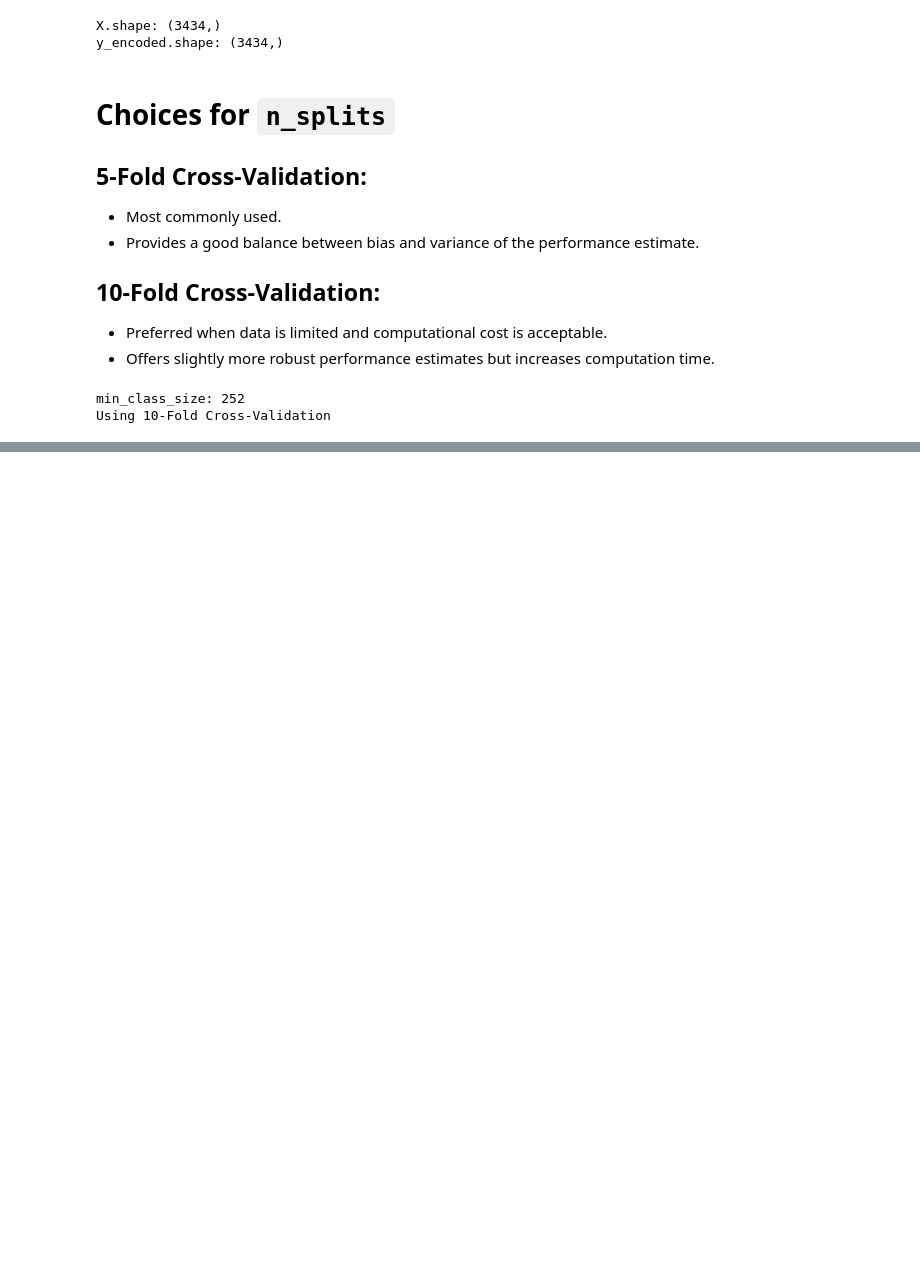
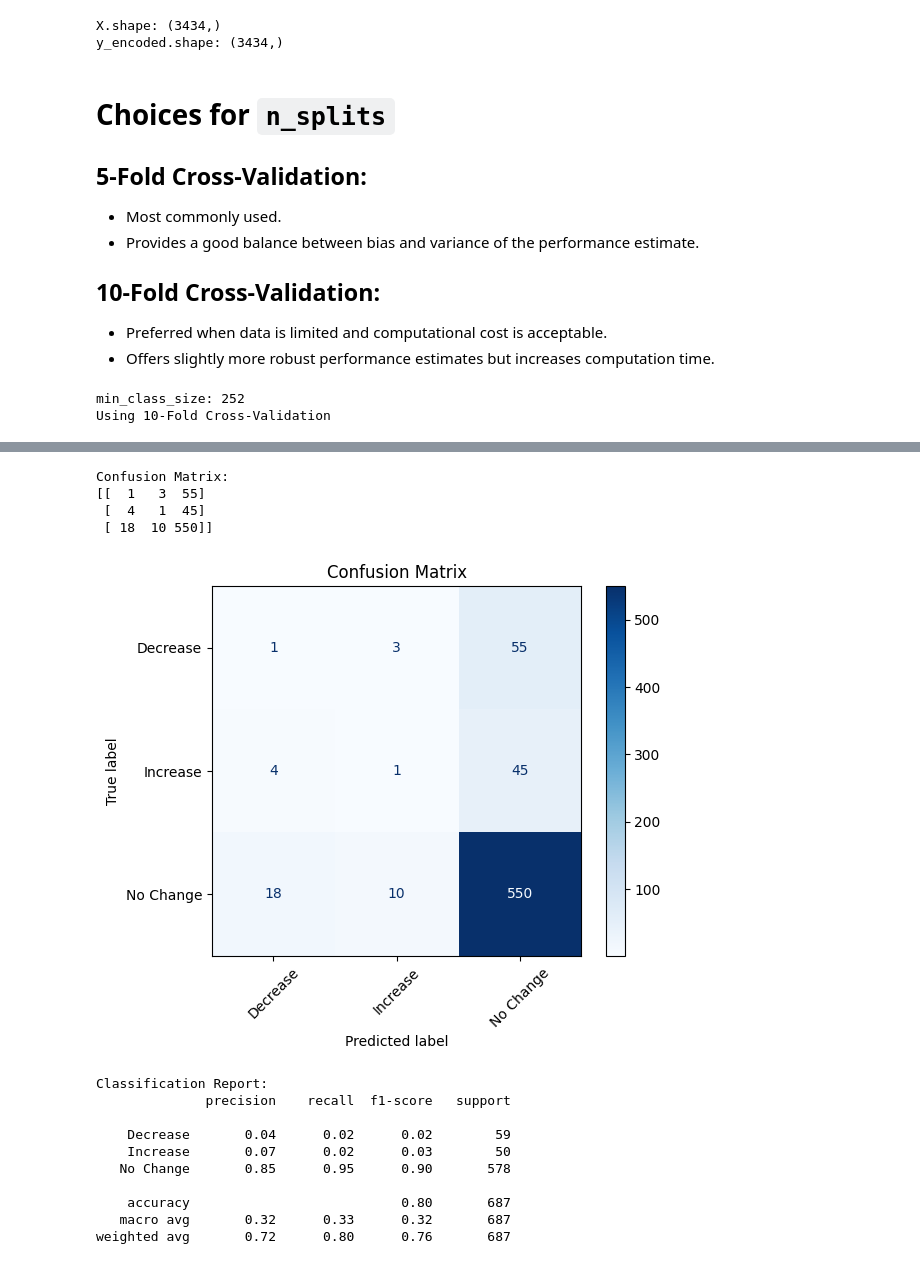
Before and after one commit to kubernetes-world/3666-ANLP-Predicting-ECB-Monetary-Policy, a Jupyter notebook: LSTM_2_scce_better.ipynb, the cells around one changed output, grey strips where cells are left out. Saved outputs shown, nothing was run; the diff lists cells and outputs as text; code cells hidden in the pictures; blank space fills up the shorter version.

Commit message:
[FE] SCCE (better): final evaluation with CV on pipeline + caching + confusion matrix

```diff
--- a/LSTM_2_scce_better.ipynb
+++ b/LSTM_2_scce_better.ipynb
@@ -425,0 +418,5 @@ Mean accuracy: 0.81
+# %%
+
+# Final Evaluation on Test Set
+pipeline_scce.fit(X_train, y_train)
+y_pred = pipeline_scce.predict(X_test)
@@ -425,0 +458,34 @@ Mean accuracy: 0.81
+# %%
+from sklearn.metrics import confusion_matrix, classification_report, ConfusionMatrixDisplay
+import matplotlib.pyplot as plt
+
+print("Confusion Matrix:")
+cm = confusion_matrix(y_test, y_pred, labels=range(len(label_encoder.classes_)))
+print(cm)
+
+print()
+# display Confusion Matrix
+disp = ConfusionMatrixDisplay(confusion_matrix=cm, display_labels=label_encoder.classes_)
+disp.plot(cmap="Blues", xticks_rotation=45)
+plt.title("Confusion Matrix")
+plt.show()
+
+print()
+print("Classification Report:")
+print(classification_report(y_test, y_pred, target_names=label_encoder.classes_))
+# %% [output]
+Confusion Matrix:
+[[  1   3  55]
+ [  4   1  45]
+ [ 18  10 550]]
+[figure, added]
+Classification Report:
+              precision    recall  f1-score   support
+
+    Decrease       0.04      0.02      0.02        59
+    Increase       0.07      0.02      0.03        50
+   No Change       0.85      0.95      0.90       578
+
+    accuracy                           0.80       687
+   macro avg       0.32      0.33      0.32       687
+weighted avg       0.72      0.80      0.76       687
```
Also changed, not shown: parts of 5 cells of this notebook.
